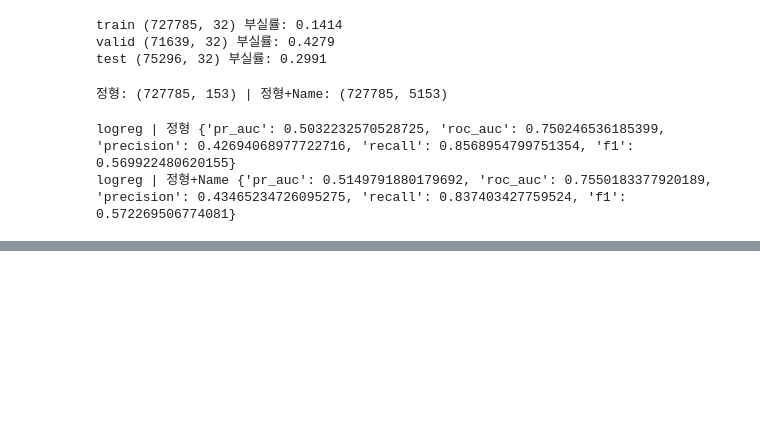
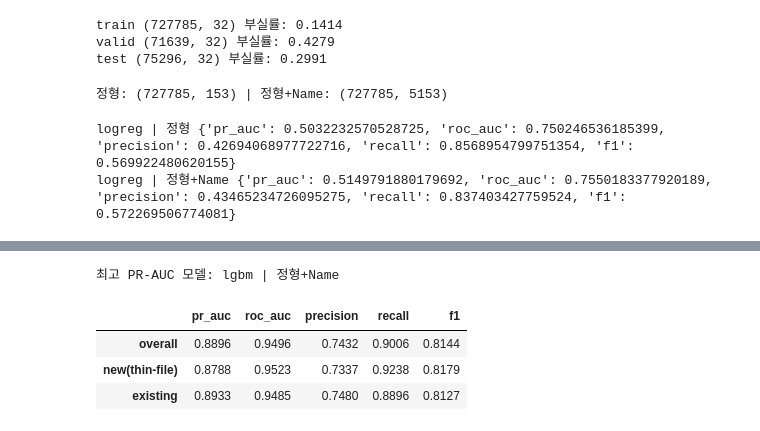
Before and after one commit to ksj41165-ops/sba2, a Jupyter notebook: notebooks/02_sba_modeling.ipynb, the cells around one changed output, grey strips where cells are left out. Saved outputs shown, nothing was run; the diff lists cells and outputs as text; code cells hidden in the pictures; blank space fills up the shorter version.

```diff
--- a/notebooks/02_sba_modeling.ipynb
+++ b/notebooks/02_sba_modeling.ipynb
@@ -93,0 +108,15 @@ lgbm | 정형+Name {'pr_auc': 0.8895752302767406, 'roc_auc': 0.9496462804312927,
+# %%
+best_tag = res_df["pr_auc"].idxmax()
+score_map = {"logreg | 정형": s_logreg_s, "logreg | 정형+Name": s_logreg_sn,
+             "lgbm | 정형": s_lgbm_s, "lgbm | 정형+Name": s_lgbm_sn}
+print("최고 PR-AUC 모델:", best_tag)
+seg = segment_metrics(yte, score_map[best_tag], is_new_test)
+seg_df = pd.DataFrame(seg).T.round(4)
+display(seg_df)
+seg_df.to_csv(REP / "segment_results.csv", encoding="utf-8-sig")
+# %% [output]
+최고 PR-AUC 모델: lgbm | 정형+Name
+|  | pr_auc | roc_auc | precision | recall | f1 |
+| overall | 0.8896 | 0.9496 | 0.7432 | 0.9006 | 0.8144 |
+| new(thin-file) | 0.8788 | 0.9523 | 0.7337 | 0.9238 | 0.8179 |
+| existing | 0.8933 | 0.9485 | 0.7480 | 0.8896 | 0.8127 |
```
Also changed, not shown: parts of 4 cells of this notebook, 3 other files.
